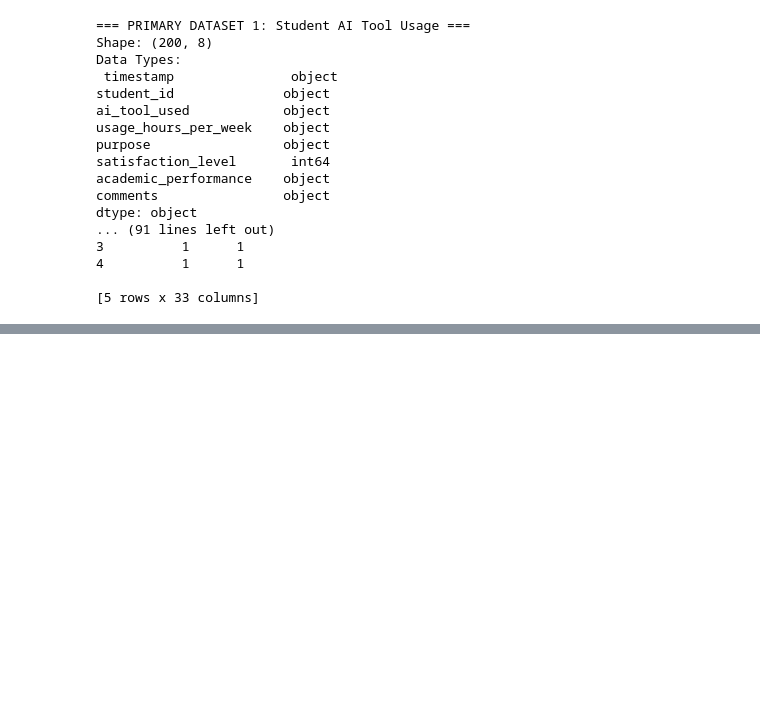
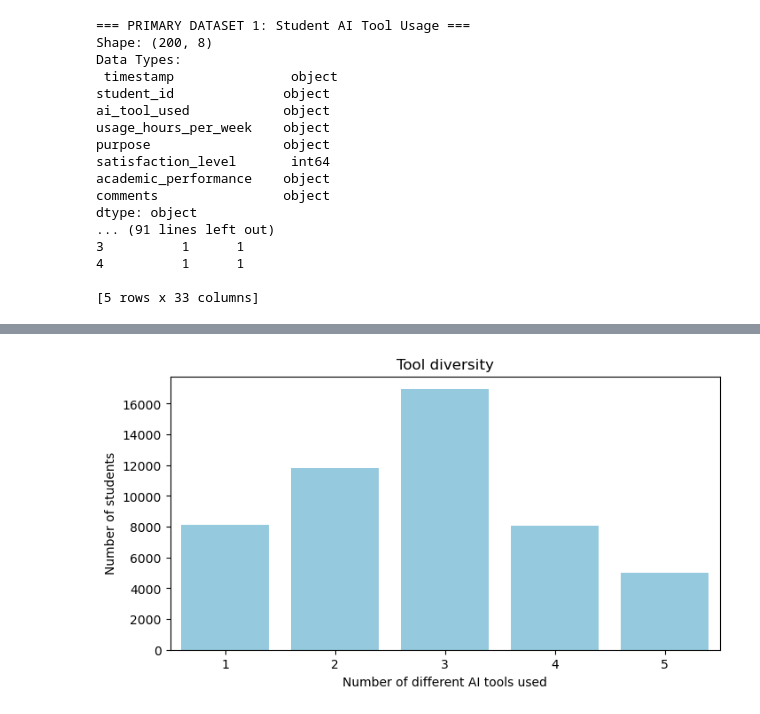
Before and after one commit to Snehashharmaa/cs418-learning-without-ai, a Jupyter notebook: data_acquisition.ipynb, the cells around one changed output, grey strips where cells are left out. Saved outputs shown, nothing was run; the diff lists cells and outputs as text; code cells hidden in the pictures; blank space fills up the shorter version.

```diff
--- a/data_acquisition.ipynb
+++ b/data_acquisition.ipynb
@@ -152,0 +151,14 @@ plt.show()
+# %%
+# print(df_p2["Tool_Diversity"].describe())
+
+counts = df_p2["Tool_Diversity"].value_counts().sort_index().reset_index()
+counts.columns = ["Tool_Diversity", "Students"]
+
+plt.figure(figsize=(8, 4))
+sns.barplot(data=counts, x="Tool_Diversity", y="Students", color="skyblue")
+plt.xlabel("Number of different AI tools used")
+plt.ylabel("Number of students")
+plt.title("Tool diversity")
+plt.show()
+# %% [output]
+[figure, added]
```
Also changed, not shown: parts of 8 cells of this notebook.
